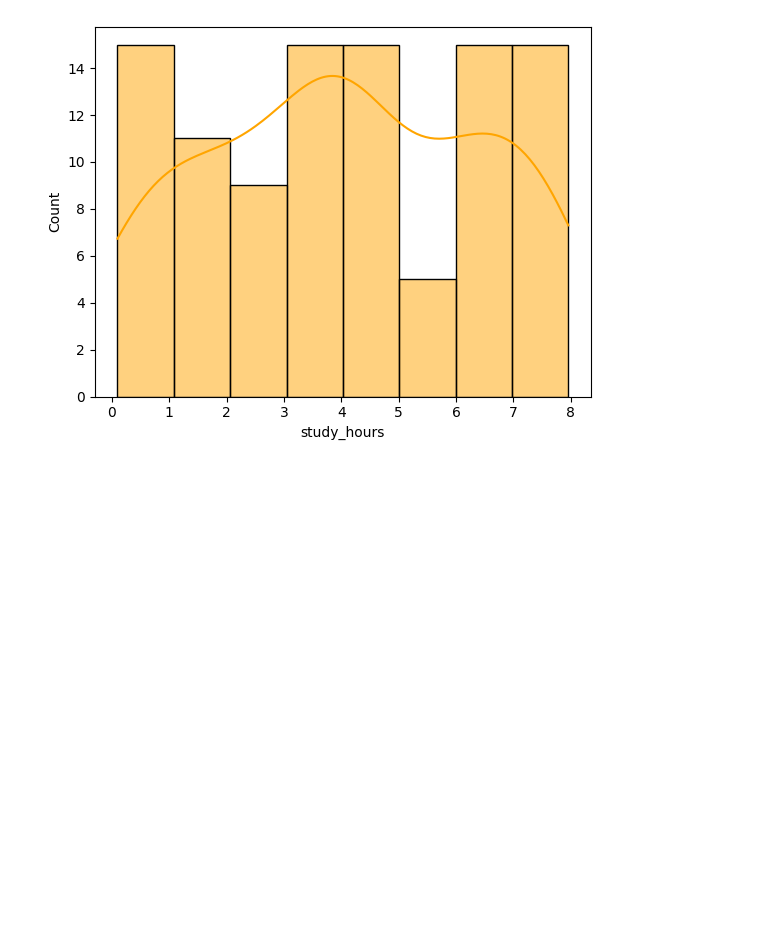
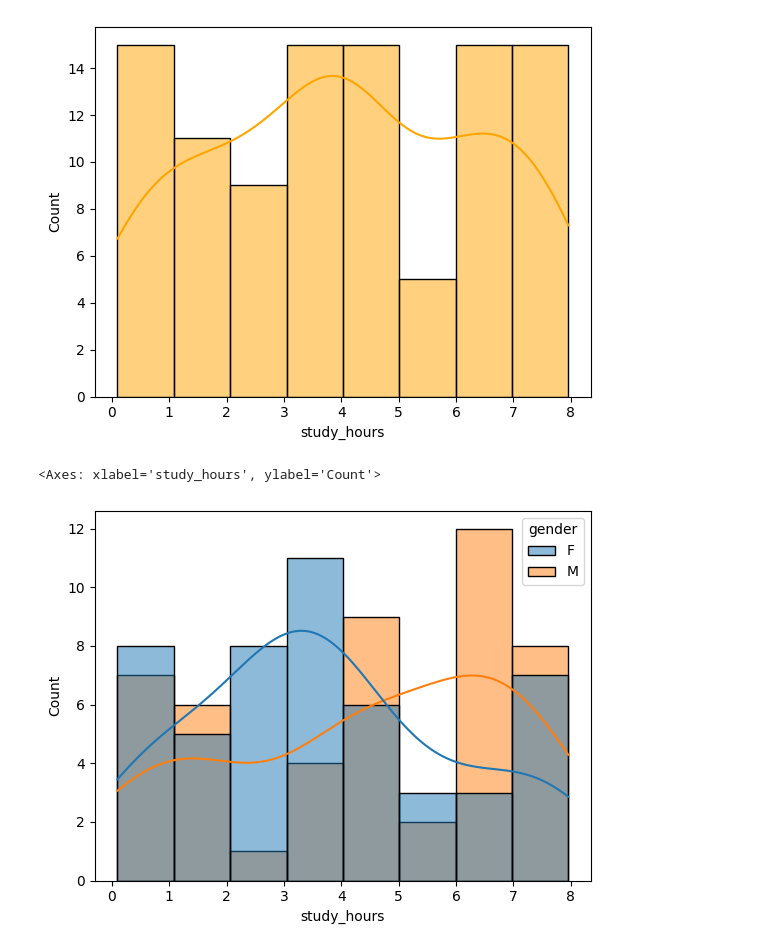
Before and after one commit to Foysal348/Seaborn-Plotly, a Jupyter notebook: Seaborn+Plotly.ipynb, the cells around one changed output. Drawn from its saved outputs; the diff is of its cells as text; code cells hidden in the pictures; blank space fills up the shorter version.

```diff
--- a/Seaborn+Plotly.ipynb
+++ b/Seaborn+Plotly.ipynb
@@ -101,3 +102,8 @@ sns.histplot(data=Student,x="study_hours",kde=True,color ='orange')
 # %% [output]
 <Axes: xlabel='study_hours', ylabel='Count'>
 [figure]
+# %%
+sns.histplot(data=Student,x="study_hours",kde=True,color ='orange',hue='gender')
+# %% [output]
+<Axes: xlabel='study_hours', ylabel='Count'>
+[figure, added]
```
Also changed, not shown: parts of 44 cells of this notebook.
